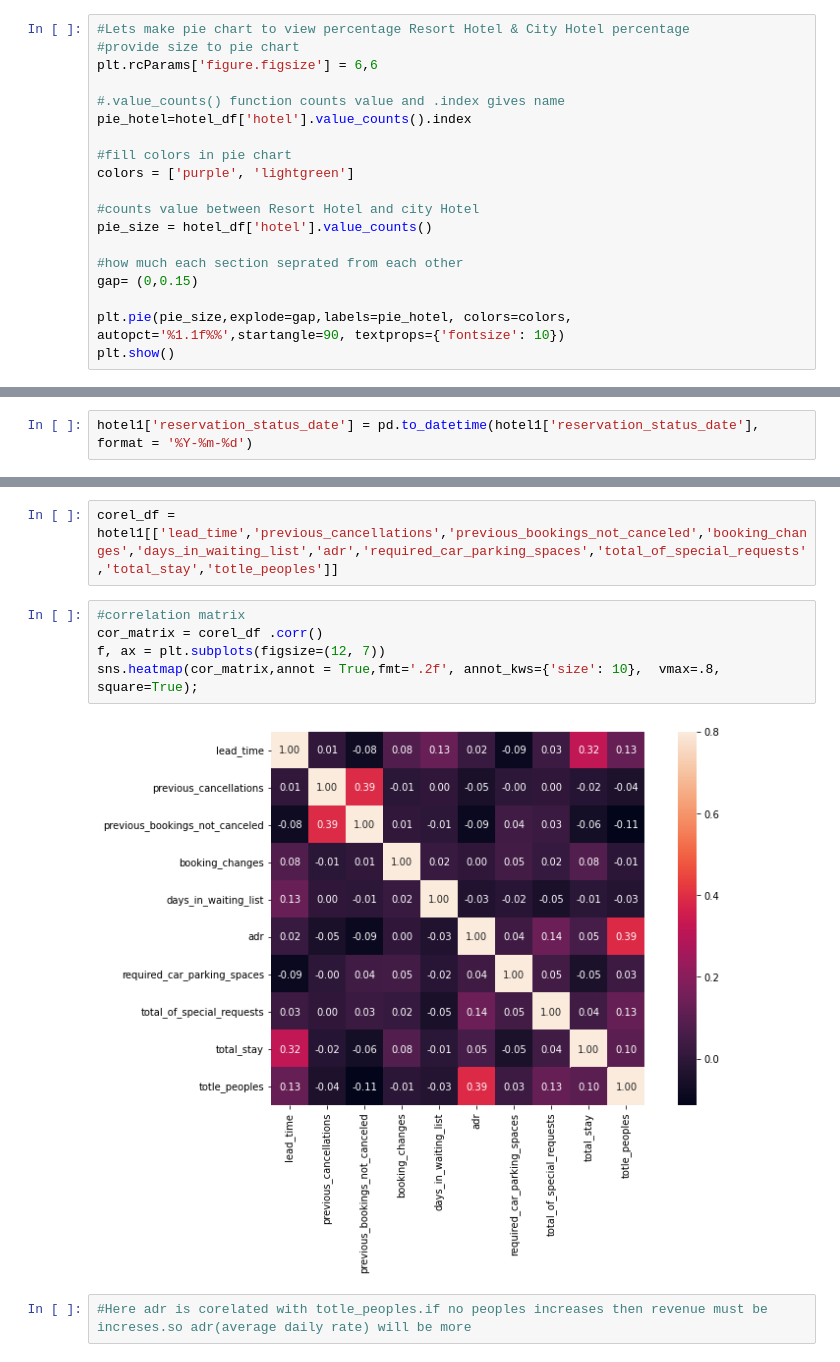
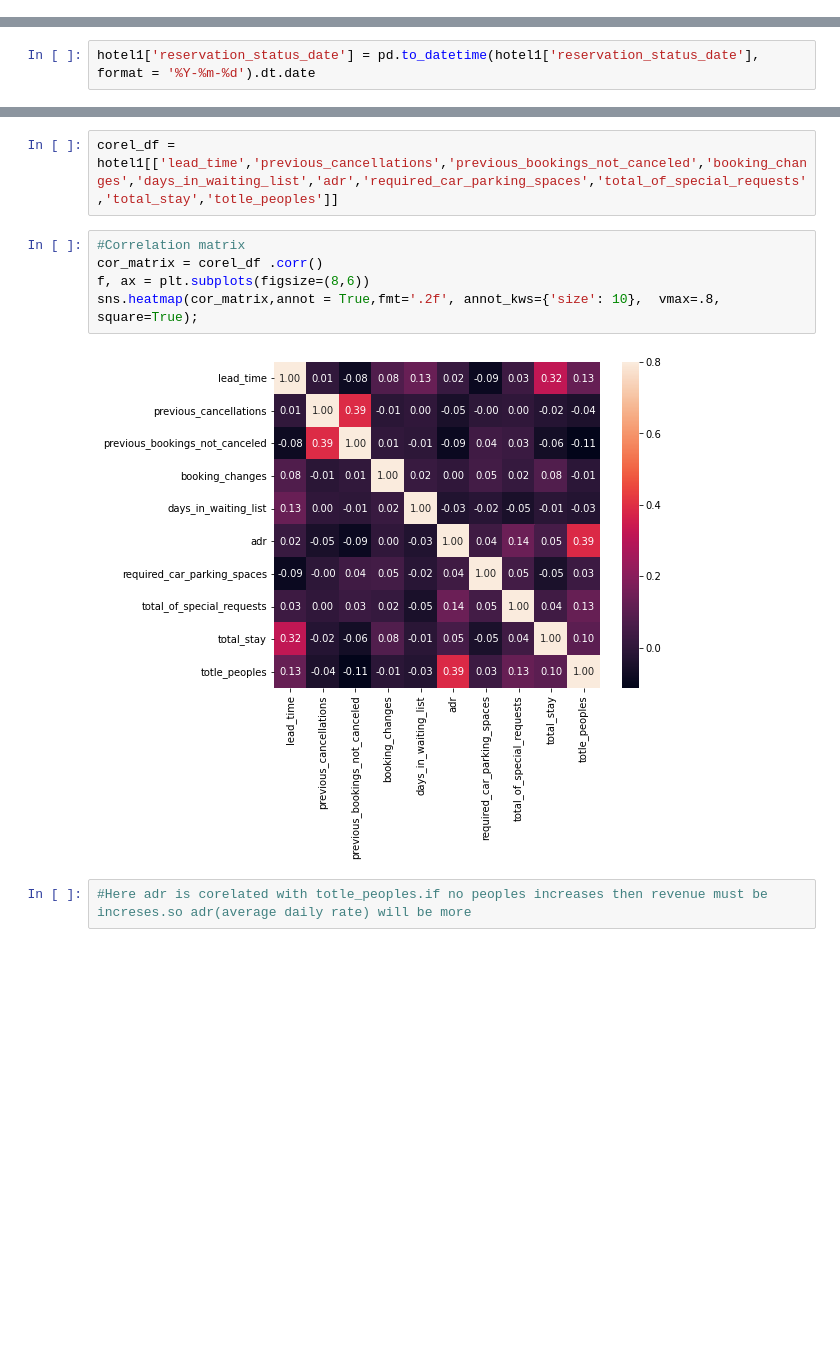
Before and after one commit to ashokkondhalkar/CAPSTONE-1-Hotel-Booking-Analysis-EDA, a Jupyter notebook: Individual_notebook.ipynb, the cells around one changed output, grey strips where cells are left out. Saved outputs shown, nothing was run; the diff lists cells and outputs as text; blank space fills up the shorter version.

```diff
--- a/Individual_notebook.ipynb
+++ b/Individual_notebook.ipynb
@@ -110,19 +94,0 @@ Name: hotel, Length: 119390, dtype: object
-# %%
-#Lets make pie chart to view percentage Resort Hotel & City Hotel percentage
-#provide size to pie chart
-plt.rcParams['figure.figsize'] = 6,6
-
-#.value_counts() function counts value and .index gives name
-pie_hotel=hotel_df['hotel'].value_counts().index
-
-#fill colors in pie chart
-colors = ['purple', 'lightgreen']
-
-#counts value between Resort Hotel and city Hotel
-pie_size = hotel_df['hotel'].value_counts()
-
-#how much each section seprated from each other
-gap= (0,0.15)
-
-plt.pie(pie_size,explode=gap,labels=pie_hotel, colors=colors, autopct='%1.1f%%',startangle=90, textprops={'fontsize': 10})
-plt.show()
@@ -309,2 +280,2 @@ hotel1['company']=hotel1['company'].astype('int64')
 # %%
-hotel1['reservation_status_date'] = pd.to_datetime(hotel1['reservation_status_date'], format = '%Y-%m-%d')
+hotel1['reservation_status_date'] = pd.to_datetime(hotel1['reservation_status_date'], format = '%Y-%m-%d').dt.date
@@ -393,11 +381,11 @@ memory usage: 23.3+ MB
 # %%
 corel_df = hotel1[['lead_time','previous_cancellations','previous_bookings_not_canceled','booking_changes','days_in_waiting_list','adr','required_car_parking_spaces','total_of_special_requests','total_stay','totle_peoples']]
 # %%
-#correlation matrix
+#Correlation matrix
 cor_matrix = corel_df .corr()
-f, ax = plt.subplots(figsize=(12, 7))
+f, ax = plt.subplots(figsize=(8,6))
 sns.heatmap(cor_matrix,annot = True,fmt='.2f', annot_kws={'size': 10},  vmax=.8, square=True);
 # %% [output]
-[figure, old version]
+[figure, new version]
 # %%
 #Here adr is corelated with totle_peoples.if no peoples increases then revenue must be increses.so adr(average daily rate) will be more
```
Also changed, not shown: parts of 95 cells of this notebook.
